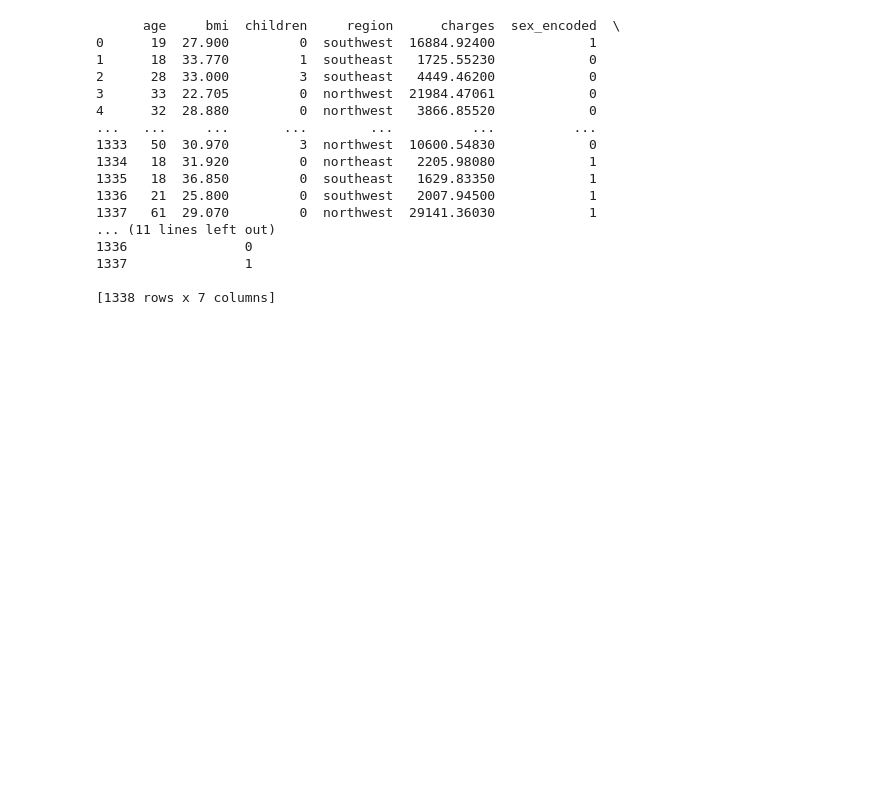
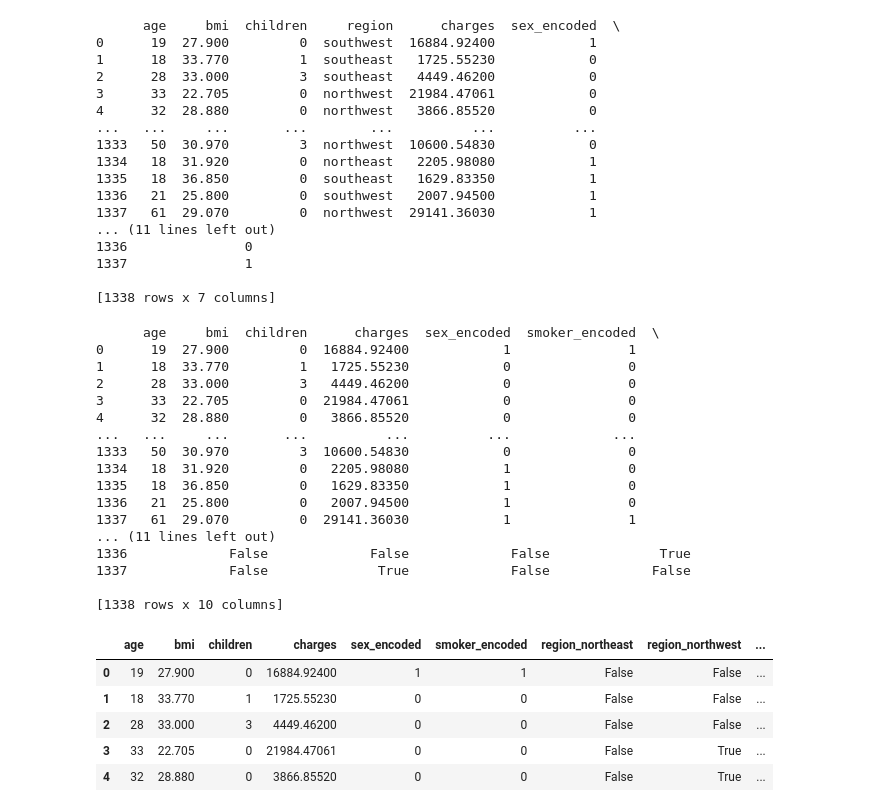
Before and after one commit to Memory77/brief_assurance_reg, a Jupyter notebook: nettoyage.ipynb, the cells around one changed output. Drawn from its saved outputs; the diff is of its cells as text; code cells hidden in the pictures; blank space fills up the shorter version.

```diff
--- a/nettoyage.ipynb
+++ b/nettoyage.ipynb
@@ -362,3 +362,32 @@ print(df)
 1337               1
 
 [1338 rows x 7 columns]
+# %%
+df_encoded = pd.get_dummies(df, columns=['region'])
+print(df_encoded)
+df_encoded.head(
+)
+# %% [output]
+      age     bmi  children      charges  sex_encoded  smoker_encoded  \
+0      19  27.900         0  16884.92400            1               1
+1      18  33.770         1   1725.55230            0               0
+2      28  33.000         3   4449.46200            0               0
+3      33  22.705         0  21984.47061            0               0
+4      32  28.880         0   3866.85520            0               0
+...   ...     ...       ...          ...          ...             ...
+1333   50  30.970         3  10600.54830            0               0
+1334   18  31.920         0   2205.98080            1               0
+1335   18  36.850         0   1629.83350            1               0
+1336   21  25.800         0   2007.94500            1               0
+1337   61  29.070         0  29141.36030            1               1
+... (11 lines left out)
+1336             False             False             False              True
+1337             False              True             False             False
+
+[1338 rows x 10 columns]
+|  | age | bmi | children | charges | sex_encoded | smoker_encoded | region_northeast | region_northwest | ... |
+| 0 | 19 | 27.900 | 0 | 16884.92400 | 1 | 1 | False | False | ... |
+| 1 | 18 | 33.770 | 1 | 1725.55230 | 0 | 0 | False | False | ... |
+| 2 | 28 | 33.000 | 3 | 4449.46200 | 0 | 0 | False | False | ... |
+| 3 | 33 | 22.705 | 0 | 21984.47061 | 0 | 0 | False | True | ... |
+| 4 | 32 | 28.880 | 0 | 3866.85520 | 0 | 0 | False | True | ... |
```
Also changed, not shown: parts of 2 cells of this notebook.
